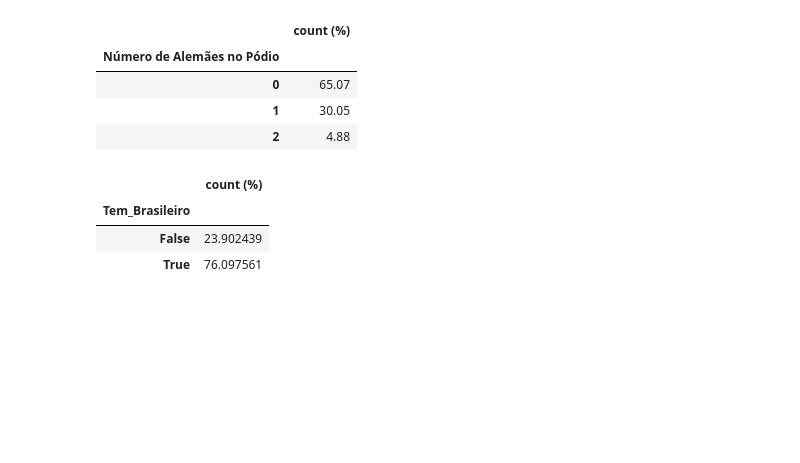
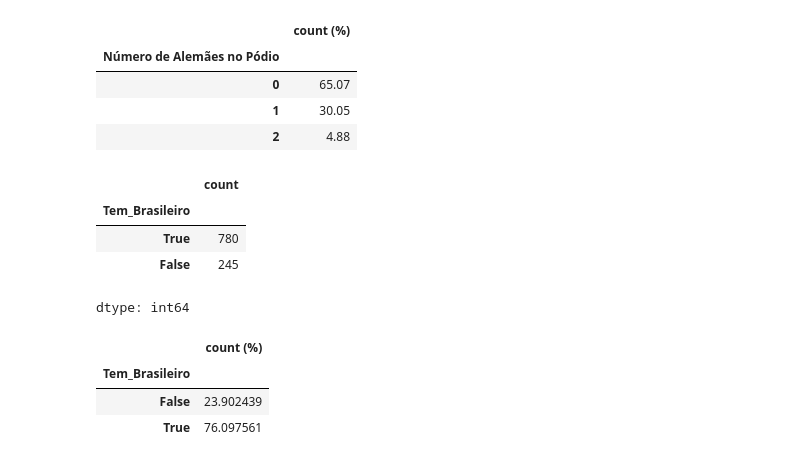
Before and after one commit to Felipesmarq/AnaliseF1, a Jupyter notebook: AnaliseF1.ipynb, the cells around one changed output. Drawn from its saved outputs; the diff is of its cells as text; code cells hidden in the pictures; blank space fills up the shorter version.

```diff
--- a/AnaliseF1.ipynb
+++ b/AnaliseF1.ipynb
@@ -331,4 +331,14 @@ display(fp_df)
 | 0 | 65.07 |
 | 1 | 30.05 |
 | 2 | 4.88 |
+# %%
+#  definição de novas variáveis aleatórias
+
+df_race["Tem_Brasileiro"].value_counts()
+# %% [output]
+|  | count |
+| Tem_Brasileiro |  |
+| True | 780 |
+| False | 245 |
+dtype: int64
 # %%
```
Also changed, not shown: parts of 1 cell of this notebook.
